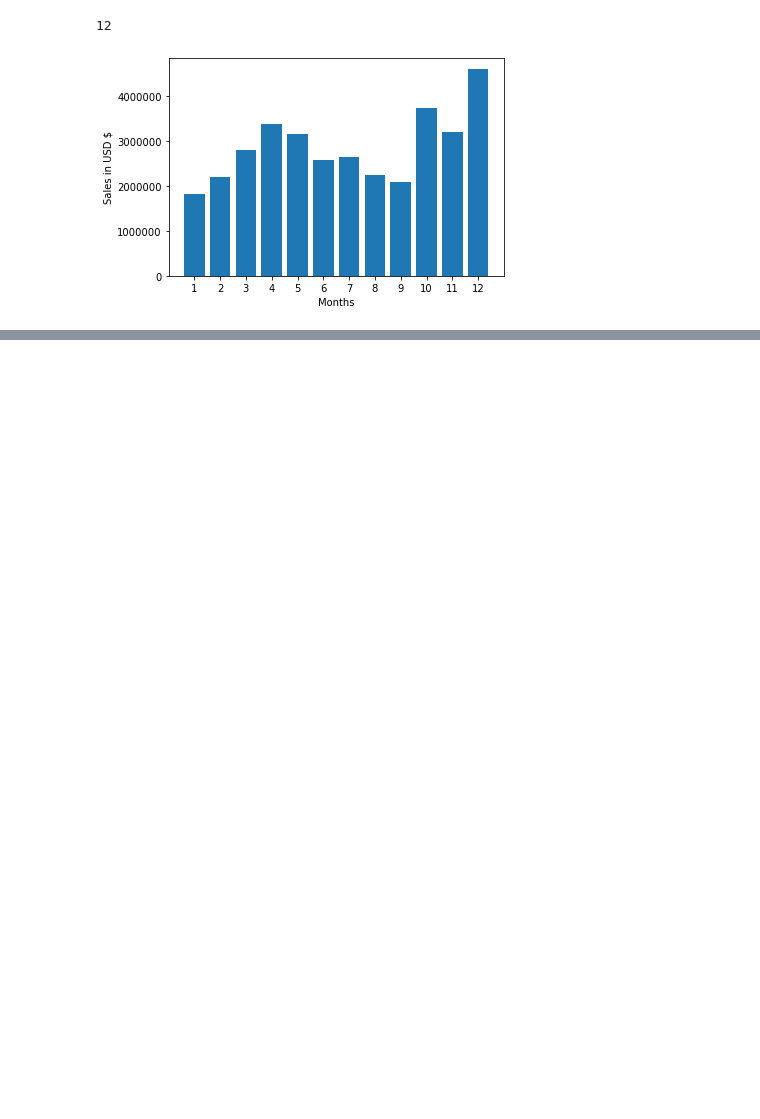
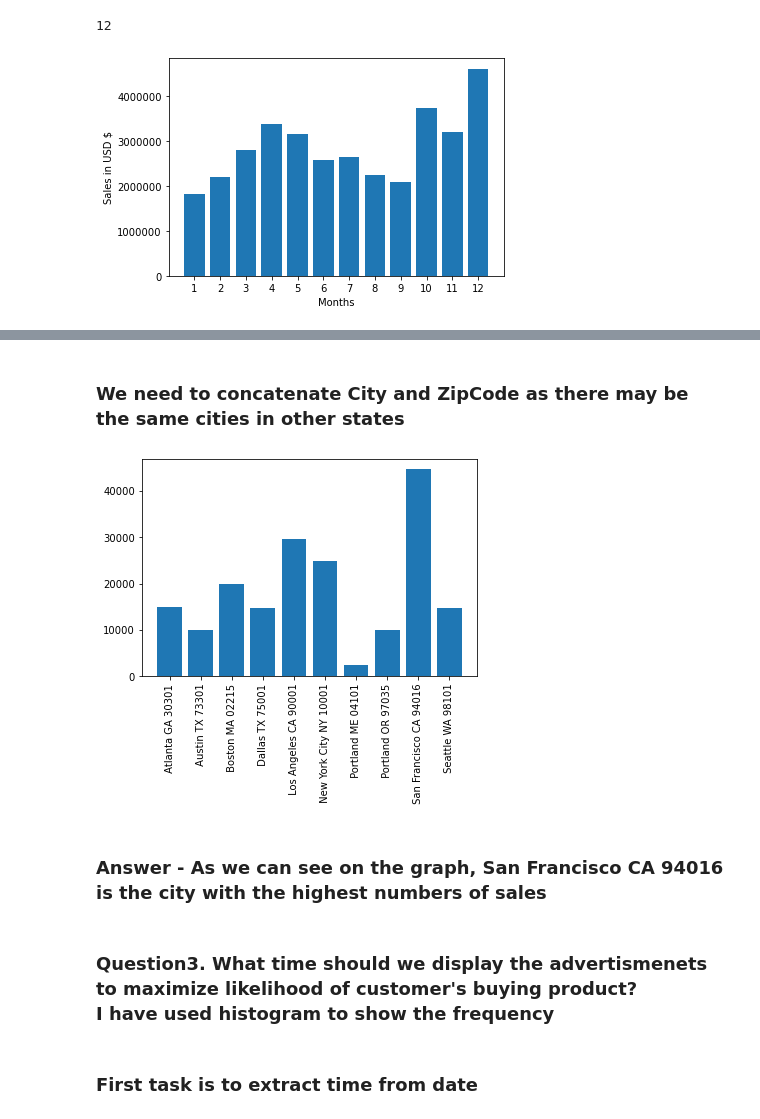
Before and after one commit to kaspersz/data_analytics, a Jupyter notebook: SalesAnalysis.ipynb, the cells around one changed output, grey strips where cells are left out. Cells and saved outputs as stored; diff of their text form; code cells hidden in the pictures; blank space fills up the shorter version.

Commit message:
Answering first and second question

```diff
--- a/SalesAnalysis.ipynb
+++ b/SalesAnalysis.ipynb
@@ -127,0 +151,2 @@ pd.options.display.float_format = '{:.2f}'.format
+# %%
+all_months_data["City2"] = all_months_data["Purchase Address"].apply(lambda x: x.split(",")[1])
@@ -127,0 +167,21 @@ pd.options.display.float_format = '{:.2f}'.format
+# %% [markdown]
+### We need to concatenate City and ZipCode as there may be the same cities in other states
+# %%
+all_months_data["CityZip"] = all_months_data["City"] + all_months_data["Postcode"]
+# %%
+results_cities = all_months_data.groupby("CityZip")["Order ID"].count()
+# %%
+results_cities = results_cities.reset_index()
+# %%
+
+plt.bar(results_cities["CityZip"],results_cities["Order ID"])
+plt.xticks(results_cities["CityZip"], rotation = 'vertical')
+plt.show()
+# %% [output]
+[figure, added]
+# %% [markdown]
+### Answer - As we can see on the graph, San Francisco CA 94016 is the city with the highest numbers of sales
+# %% [markdown]
+### Question3. What time should we display the advertismenets to maximize likelihood of customer's buying product? <br> I have used histogram to show the frequency
+# %% [markdown]
+### First task is to extract time from date
```
Also changed, not shown: parts of 17 cells of this notebook.
